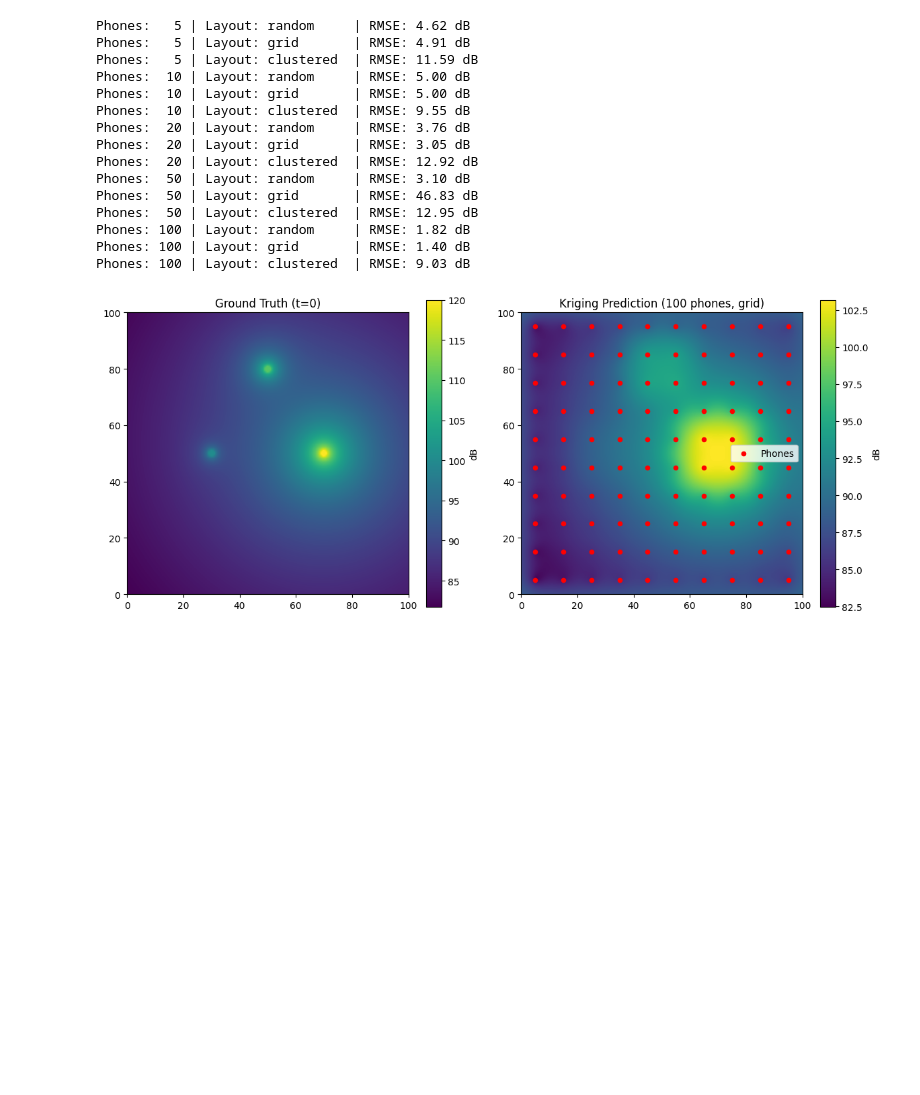
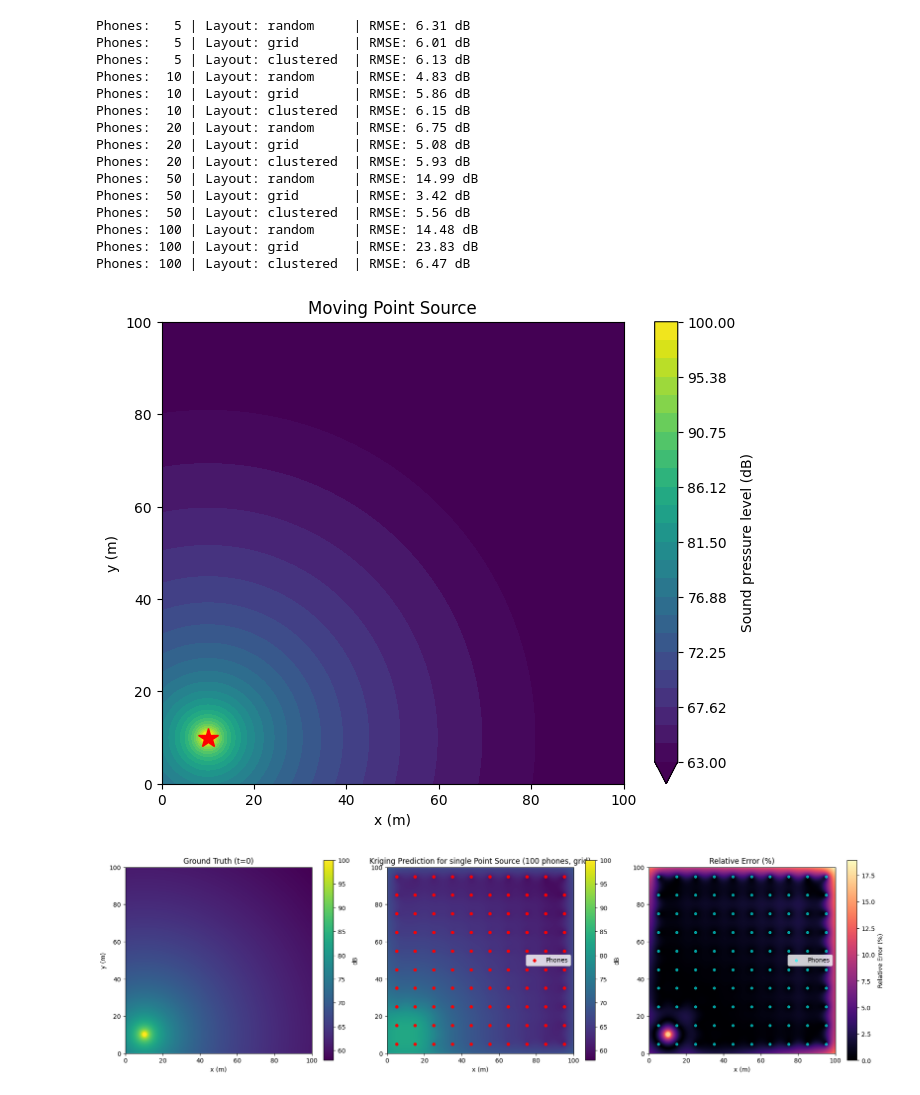
Before and after one commit to i2734/MDM3-Mindear-Project, a Jupyter notebook: Ordinary_Kriging_Model_Test_Runs.ipynb, the cells around one changed output. Cells and saved outputs as stored; diff of their text form; code cells hidden in the pictures; blank space fills up the shorter version.

```diff
--- a/Ordinary_Kriging_Model_Test_Runs.ipynb
+++ b/Ordinary_Kriging_Model_Test_Runs.ipynb
@@ -0,0 +5,7 @@
+# %%
+import numpy as np
+import matplotlib.pyplot as plt
+from extract_sound import prepare_interpolation_data
+from Ordinary_Kriging_Model import ExactAcousticKriging
+
+Kriging_Model = ExactAcousticKriging()
@@ -326,9 +246,5 @@ Phones: 100 | Layout: clustered  | RMSE: 4.39 dB
 # %%
-import numpy as np
-import matplotlib.pyplot as plt
-
-import multiple_point_sources as sound_map
-from extract_sound import prepare_interpolation_data
+import single_moving_point_source as sound_map
 
 
 # 1. Load the sound maps and grid
@@ -364,7 +280,7 @@ for count in phone_counts:
         data = prepared_data[(count, layout)]
 
         # 1. Run interpolation
-        predicted_levels = kriging_model.fit_predict(
+        predicted_levels = ExactAcousticKriging.fit_predict(ExactAcousticKriging(),
             phone_positions=data["phone_positions"],
             phone_levels=data["phone_levels"],
             query_positions=data["query_positions"]
@@ -374,51 +290,71 @@ for count in phone_counts:
         rmse = np.sqrt(np.mean((predicted_levels - data["true_levels"]) ** 2))
         results.append({"count": count, "layout": layout, "rmse": rmse})
         print(f"Phones: {count:3d} | Layout: {layout:10s} | RMSE: {rmse:.2f} dB")
 
 
 N_phones = 100
 layout_type = "grid"
 # 3. Visualize a specific reconstruction (Time step 0 for 20 clustered phones)
 target_config = prepared_data[(N_phones, layout_type)]
-pred_map = kriging_model.fit_predict(
+pred_map = ExactAcousticKriging.fit_predict(ExactAcousticKriging(),
     target_config["phone_positions"],
     target_config["phone_levels"],
     target_config["query_positions"]
 )
 
 # Reshape the flat 1D query array (M,) back to 2D grid (len(y), len(x))
 grid_shape = (len(y), len(x))
 reconstructed_2d = pred_map[0].reshape(grid_shape)
 ground_truth_2d = target_config["true_levels"][0].reshape(grid_shape)
 
-fig, axes = plt.subplots(1, 2, figsize=(12, 5))
+# Compute Relative Error (%)
+relative_error_2d = (np.abs(reconstructed_2d - ground_truth_2d) / np.abs(ground_truth_2d)) * 100
 
-im0 = axes[0].imshow(ground_truth_2d, origin="lower", extent=[x.min(), x.max(), y.min(), y.max()])
+# Shared scale for Ground Truth and Prediction
+vmin = ground_truth_2d.min()
+vmax = ground_truth_2d.max()
+
+#1 row, 3 columns
+fig, axes = plt.subplots(1, 3, figsize=(18, 5))
+
+im0 = axes[0].imshow(ground_truth_2d, origin="lower", extent=[x.min(), x.max(), y.min(), y.max()], vmin=vmin, vmax=vmax)
 axes[0].set_title("Ground Truth (t=0)")
+axes[0].set_xlabel("x (m)")
+axes[0].set_ylabel("y (m)")
 plt.colorbar(im0, ax=axes[0], label="dB")
 
-im1 = axes[1].imshow(reconstructed_2d, origin="lower", extent=[x.min(), x.max(), y.min(), y.max()])
+im1 = axes[1].imshow(reconstructed_2d, origin="lower", extent=[x.min(), x.max(), y.min(), y.max()], vmin=vmin, vmax=vmax)
 axes[1].scatter(target_config["phone_positions"][:, 0], target_config["phone_positions"][:, 1], color="red", s=20, label="Phones")
-axes[1].set_title(f"Kriging Prediction ({N_phones} phones, {layout_type})")
+axes[1].set_title(f"Kriging Prediction for single Point Source ({N_phones} phones, {layout_type})")
+axes[1].set_xlabel("x (m)")
 axes[1].legend()
 plt.colorbar(im1, ax=axes[1], label="dB")
 
+im2 = axes[2].imshow(relative_error_2d, origin="lower", extent=[x.min(), x.max(), y.min(), y.max()], cmap="magma", vmin=0)
+axes[2].scatter(target_config["phone_positions"][:, 0], target_config["phone_positions"][:, 1], color="cyan", s=15, alpha=0.6, label="Phones")
+axes[2].set_title("Relative Error (%)")
+axes[2].set_xlabel("x (m)")
+axes[2].legend()
+plt.colorbar(im2, ax=axes[2], label="Relative Error (%)")
+
+
 plt.tight_layout()
 plt.show()
 # %% [output]
-Phones:   5 | Layout: random     | RMSE: 4.62 dB
-Phones:   5 | Layout: grid       | RMSE: 4.91 dB
-Phones:   5 | Layout: clustered  | RMSE: 11.59 dB
-Phones:  10 | Layout: random     | RMSE: 5.00 dB
-Phones:  10 | Layout: grid       | RMSE: 5.00 dB
-Phones:  10 | Layout: clustered  | RMSE: 9.55 dB
-Phones:  20 | Layout: random     | RMSE: 3.76 dB
-Phones:  20 | Layout: grid       | RMSE: 3.05 dB
-Phones:  20 | Layout: clustered  | RMSE: 12.92 dB
-Phones:  50 | Layout: random     | RMSE: 3.10 dB
-Phones:  50 | Layout: grid       | RMSE: 46.83 dB
-Phones:  50 | Layout: clustered  | RMSE: 12.95 dB
-Phones: 100 | Layout: random     | RMSE: 1.82 dB
-Phones: 100 | Layout: grid       | RMSE: 1.40 dB
-Phones: 100 | Layout: clustered  | RMSE: 9.03 dB
+Phones:   5 | Layout: random     | RMSE: 6.31 dB
+Phones:   5 | Layout: grid       | RMSE: 6.01 dB
+Phones:   5 | Layout: clustered  | RMSE: 6.13 dB
+Phones:  10 | Layout: random     | RMSE: 4.83 dB
+Phones:  10 | Layout: grid       | RMSE: 5.86 dB
+Phones:  10 | Layout: clustered  | RMSE: 6.15 dB
+Phones:  20 | Layout: random     | RMSE: 6.75 dB
+Phones:  20 | Layout: grid       | RMSE: 5.08 dB
+Phones:  20 | Layout: clustered  | RMSE: 5.93 dB
+Phones:  50 | Layout: random     | RMSE: 14.99 dB
+Phones:  50 | Layout: grid       | RMSE: 3.42 dB
+Phones:  50 | Layout: clustered  | RMSE: 5.56 dB
+Phones: 100 | Layout: random     | RMSE: 14.48 dB
+Phones: 100 | Layout: grid       | RMSE: 23.83 dB
+Phones: 100 | Layout: clustered  | RMSE: 6.47 dB
-[figure, old version]
+[figure, new version]
+[figure, added]
```
Also changed, not shown: parts of 10 cells of this notebook, 1 other file.
